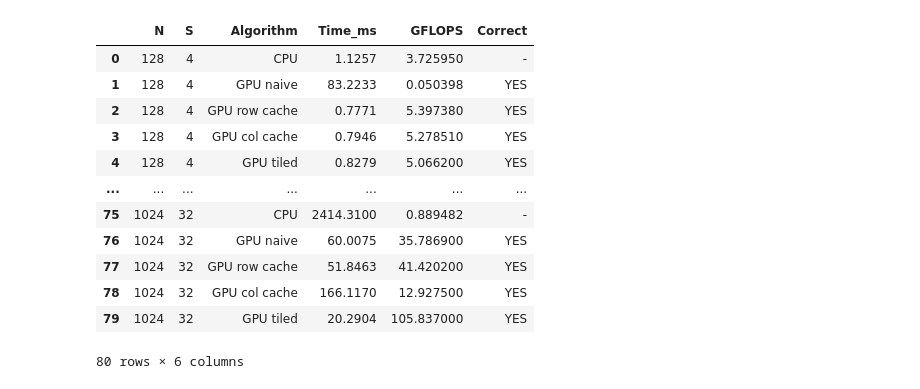
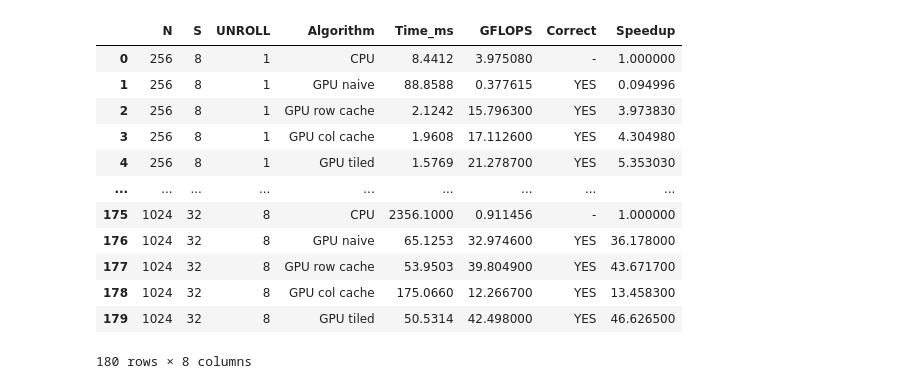
Before and after one commit to domster704/parallel-programming-labs, a Jupyter notebook: lab8_4-cuda/analyze.ipynb, the cells around one changed output. Cells and saved outputs as stored; diff of their text form; code cells hidden in the pictures.

```diff
--- a/lab8_4-cuda/analyze.ipynb
+++ b/lab8_4-cuda/analyze.ipynb
@@ -106,18 +18,50 @@ data = [
 # %%
-df = pd.DataFrame(data)
+with open("input.txt", "r", encoding="utf-8") as f:
+    text = f.read()
+
+pattern = re.compile(
+    r"^\s*(\d+)\s+(\d+)\s+(\d+)\s+"
+    r"(CPU|GPU naive|GPU row cache|GPU col cache|GPU tiled)\s+"
+    r"([0-9.]+)\s+([0-9.]+)\s+(\- |\-|YES|NO)\s+([0-9.]+)\s*$",
+    re.MULTILINE
+)
+
+rows = []
+for m in pattern.finditer(text):
+    N = int(m.group(1))
+    S = int(m.group(2))
+    UNROLL = int(m.group(3))
+    algorithm = m.group(4).strip()
+    time_ms = float(m.group(5))
+    gflops = float(m.group(6))
+    correct = m.group(7).strip()
+    speedup = float(m.group(8))
+
+    rows.append({
+        "N": N,
+        "S": S,
+        "UNROLL": UNROLL,
+        "Algorithm": algorithm,
+        "Time_ms": time_ms,
+        "GFLOPS": gflops,
+        "Correct": correct,
+        "Speedup": speedup
+    })
+
+df = pd.DataFrame(rows)
 df
 # %% [output]
-|  | N | S | Algorithm | Time_ms | GFLOPS | Correct |
-| 0 | 128 | 4 | CPU | 1.1257 | 3.725950 | - |
-| 1 | 128 | 4 | GPU naive | 83.2233 | 0.050398 | YES |
-| 2 | 128 | 4 | GPU row cache | 0.7771 | 5.397380 | YES |
-| 3 | 128 | 4 | GPU col cache | 0.7946 | 5.278510 | YES |
-| 4 | 128 | 4 | GPU tiled | 0.8279 | 5.066200 | YES |
-| ... | ... | ... | ... | ... | ... | ... |
-| 75 | 1024 | 32 | CPU | 2414.3100 | 0.889482 | - |
-| 76 | 1024 | 32 | GPU naive | 60.0075 | 35.786900 | YES |
-| 77 | 1024 | 32 | GPU row cache | 51.8463 | 41.420200 | YES |
-| 78 | 1024 | 32 | GPU col cache | 166.1170 | 12.927500 | YES |
-| 79 | 1024 | 32 | GPU tiled | 20.2904 | 105.837000 | YES |
+|  | N | S | UNROLL | Algorithm | Time_ms | GFLOPS | Correct | Speedup |
+| 0 | 256 | 8 | 1 | CPU | 8.4412 | 3.975080 | - | 1.000000 |
+| 1 | 256 | 8 | 1 | GPU naive | 88.8588 | 0.377615 | YES | 0.094996 |
+| 2 | 256 | 8 | 1 | GPU row cache | 2.1242 | 15.796300 | YES | 3.973830 |
+| 3 | 256 | 8 | 1 | GPU col cache | 1.9608 | 17.112600 | YES | 4.304980 |
+| 4 | 256 | 8 | 1 | GPU tiled | 1.5769 | 21.278700 | YES | 5.353030 |
+| ... | ... | ... | ... | ... | ... | ... | ... | ... |
+| 175 | 1024 | 32 | 8 | CPU | 2356.1000 | 0.911456 | - | 1.000000 |
+| 176 | 1024 | 32 | 8 | GPU naive | 65.1253 | 32.974600 | YES | 36.178000 |
+| 177 | 1024 | 32 | 8 | GPU row cache | 53.9503 | 39.804900 | YES | 43.671700 |
+| 178 | 1024 | 32 | 8 | GPU col cache | 175.0660 | 12.266700 | YES | 13.458300 |
+| 179 | 1024 | 32 | 8 | GPU tiled | 50.5314 | 42.498000 | YES | 46.626500 |
-80 rows × 6 columns
+180 rows × 8 columns
 # %%
```
Also changed, not shown: parts of 10 cells of this notebook, 3 other files.
